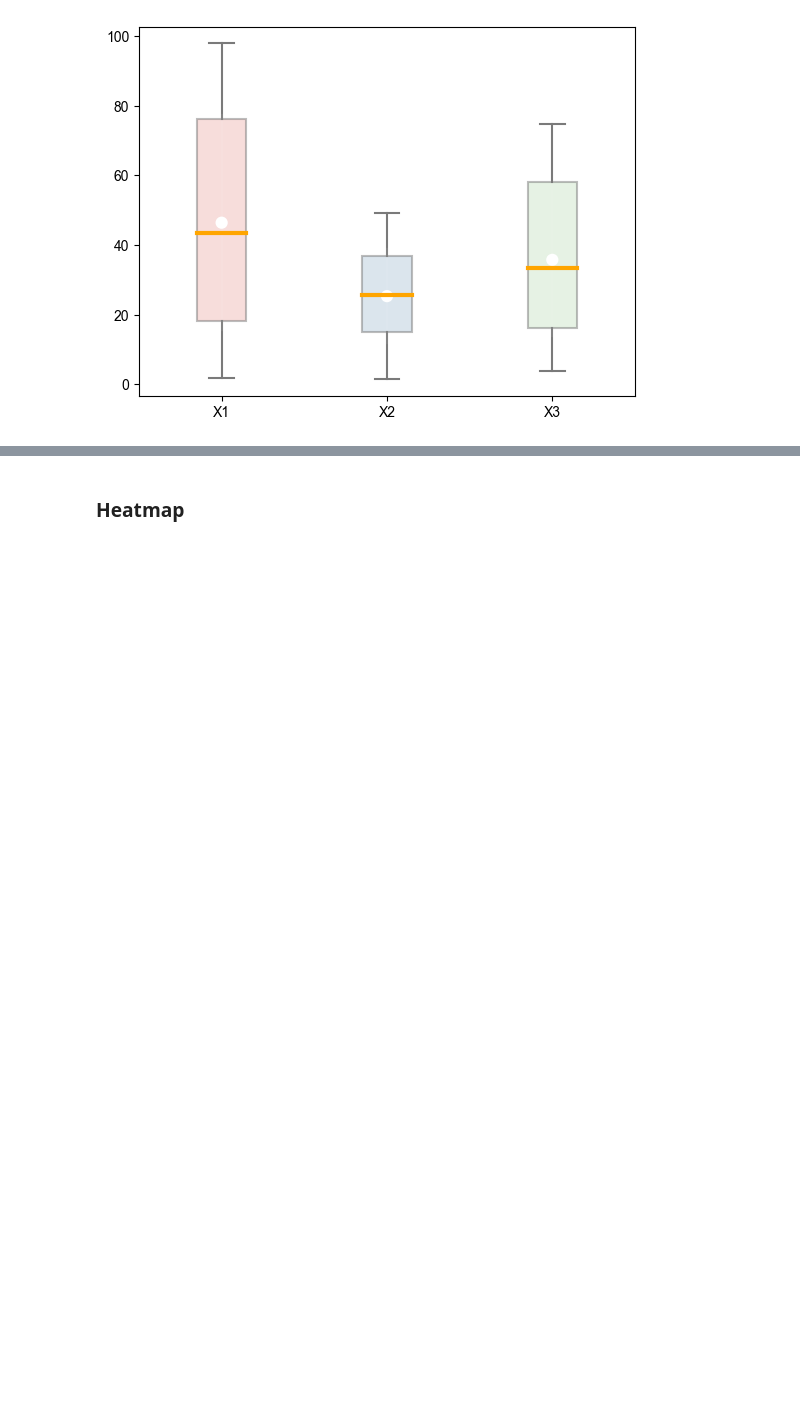
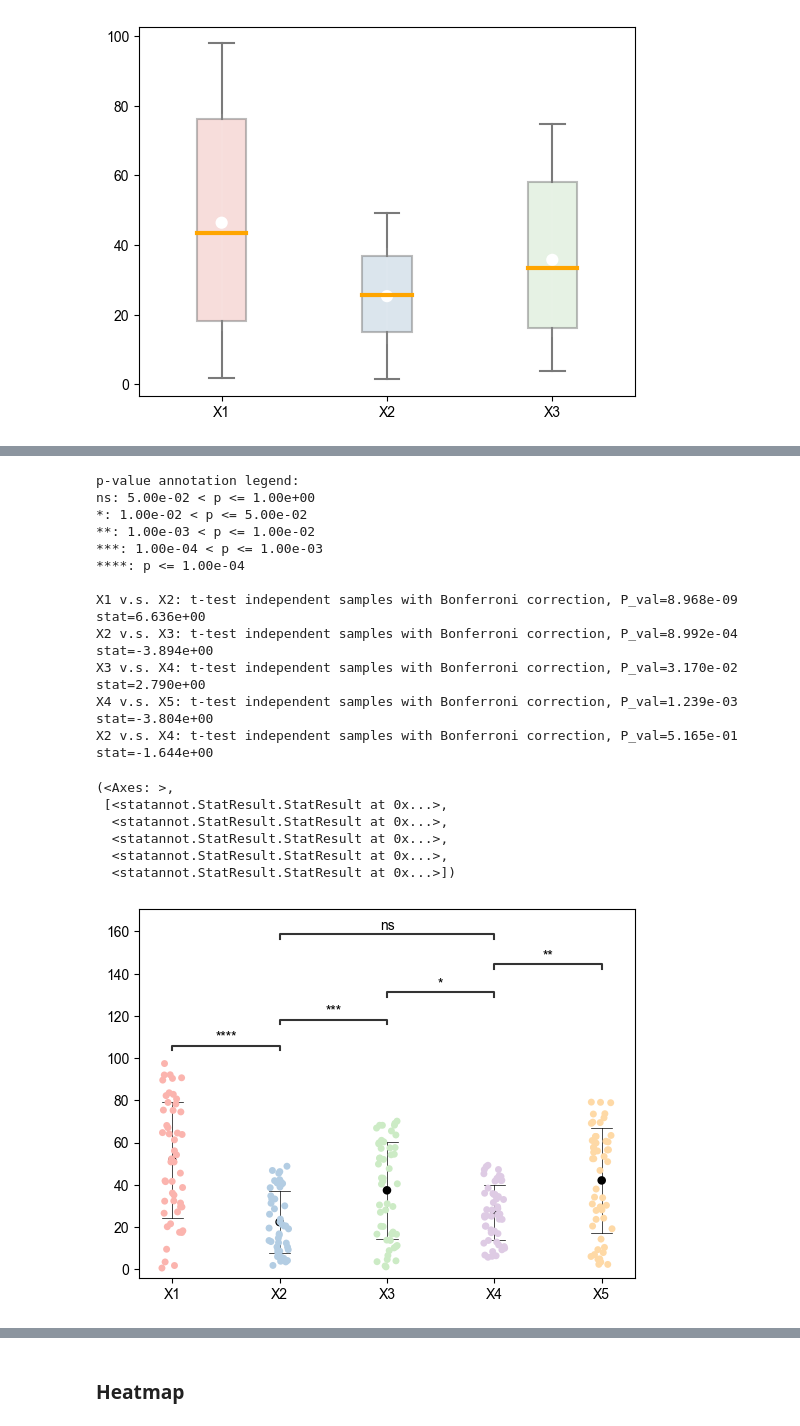
Before and after one commit to akim0919/Visualization, a Jupyter notebook: 2Dplot.ipynb, the cells around one changed output, grey strips where cells are left out. Cells and saved outputs as stored; diff of their text form; code cells hidden in the pictures; blank space fills up the shorter version.

```diff
--- a/2Dplot.ipynb
+++ b/2Dplot.ipynb
@@ -277,0 +356,46 @@ ax1 = sns.pointplot(data = dfData, estimator = np.mean, join = False, markers =
+# %%
+from statannot import add_stat_annotation
+
+xLabel = ['X1', 'X2', 'X3', 'X4', 'X5']
+yArray = np.array([np.random.uniform(0, 100, size=50),
+                   np.random.uniform(0, 50, size=50),
+                   np.random.uniform(0, 75, size=50),
+                   np.random.uniform(0, 50, size=50),
+                   np.random.uniform(0, 80, size=50)])
+
+dfData = pd.DataFrame(yArray.T, columns=xLabel)
+
+colors = sns.color_palette("Pastel1", len(xLabel))
+
+ax = sns.stripplot(data=dfData, palette=colors, size=5)
+ax1 = sns.pointplot(data=dfData, estimator='mean', errorbar='sd', join=False, markers='o',
+                    scale=0.7, errwidth=0.5, capsize=0.2, color='black')
+
+# Define the pairs of comparisons for statistical testing
+pairs = [('X1', 'X2'), ('X2', 'X3'), ('X3', 'X4'), ('X4', 'X5'), ('X2', 'X4')]
+
+# Add statistical annotation with t-tests and star format
+add_stat_annotation(ax, data=dfData, x=None, y=None,
+                    box_pairs=pairs,
+                    test='t-test_ind', text_format='star',
+                    loc='inside', verbose=2)
+# %% [output]
+p-value annotation legend:
+ns: 5.00e-02 < p <= 1.00e+00
+*: 1.00e-02 < p <= 5.00e-02
+**: 1.00e-03 < p <= 1.00e-02
+***: 1.00e-04 < p <= 1.00e-03
+****: p <= 1.00e-04
+
+X1 v.s. X2: t-test independent samples with Bonferroni correction, P_val=8.968e-09 stat=6.636e+00
+X2 v.s. X3: t-test independent samples with Bonferroni correction, P_val=8.992e-04 stat=-3.894e+00
+X3 v.s. X4: t-test independent samples with Bonferroni correction, P_val=3.170e-02 stat=2.790e+00
+X4 v.s. X5: t-test independent samples with Bonferroni correction, P_val=1.239e-03 stat=-3.804e+00
+X2 v.s. X4: t-test independent samples with Bonferroni correction, P_val=5.165e-01 stat=-1.644e+00
+(<Axes: >,
+ [<statannot.StatResult.StatResult at 0x...>,
+  <statannot.StatResult.StatResult at 0x...>,
+  <statannot.StatResult.StatResult at 0x...>,
+  <statannot.StatResult.StatResult at 0x...>,
+  <statannot.StatResult.StatResult at 0x...>])
+[figure, added]
```
Also changed, not shown: parts of 9 cells of this notebook, 1 other file.
